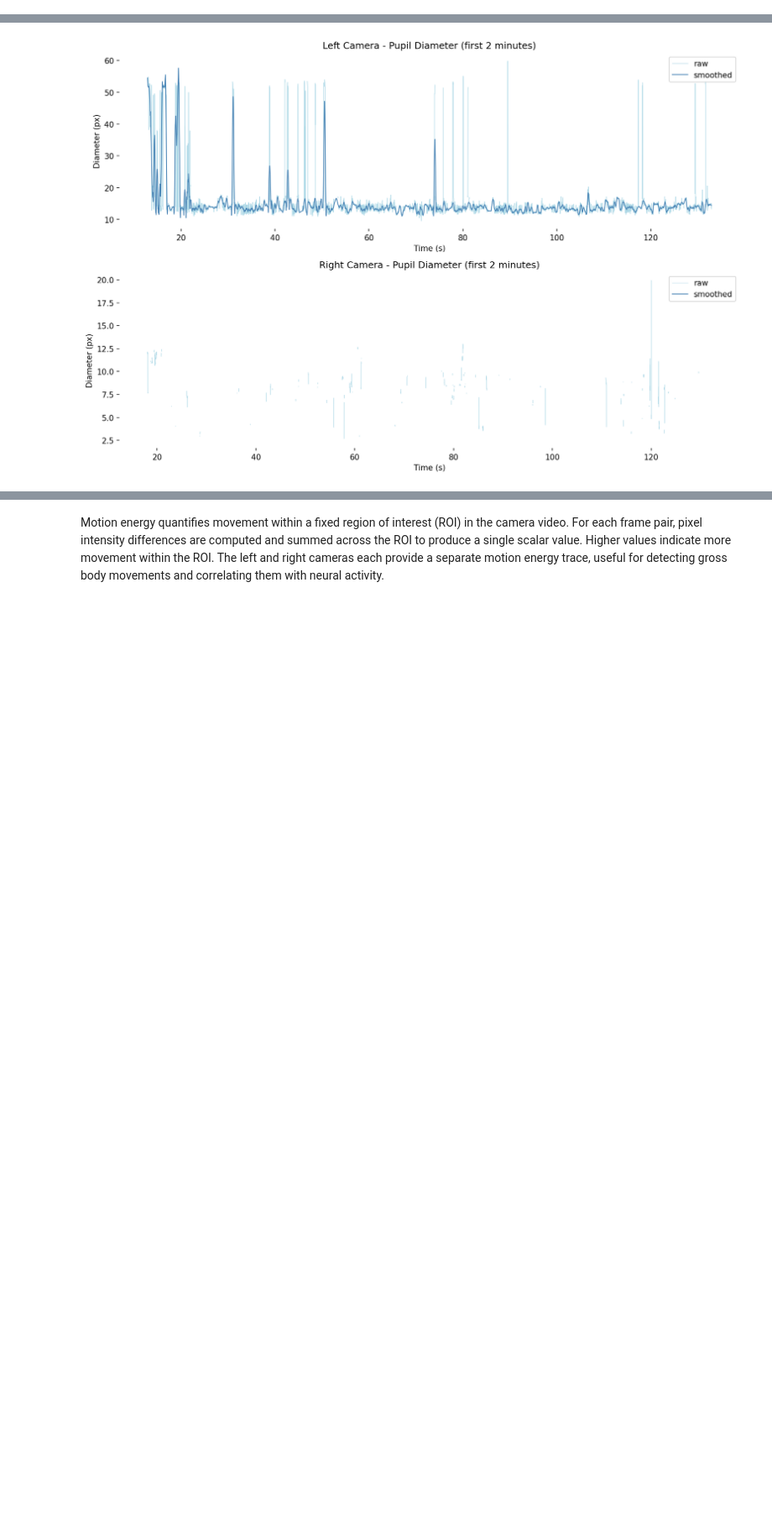
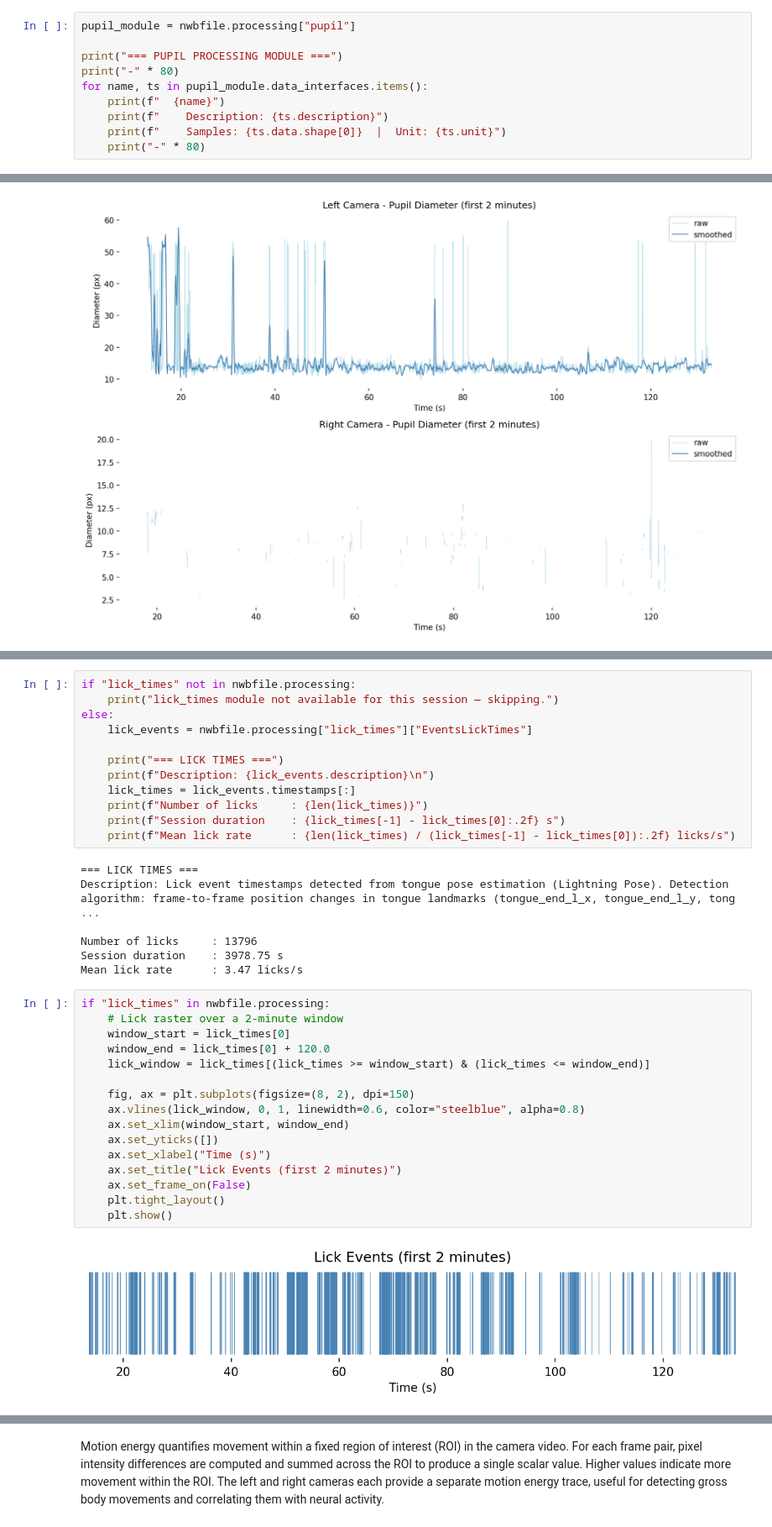
Before and after one commit to catalystneuro/IBL-mesoscope-to-nwb, a Jupyter notebook: src/ibl_mesoscope_to_nwb/mesoscope2025/tutorials/behavior.ipynb, the cells around one changed output, grey strips where cells are left out. Shown at 84% size. Drawn from its saved outputs; the diff is of its cells as text; blank space fills up the shorter version.

```diff
--- a/src/ibl_mesoscope_to_nwb/mesoscope2025/tutorials/behavior.ipynb
+++ b/src/ibl_mesoscope_to_nwb/mesoscope2025/tutorials/behavior.ipynb
@@ -210,0 +174,10 @@ for name, proc in nwbfile.processing["pupil"].items():
+# %%
+pupil_module = nwbfile.processing["pupil"]
+
+print("=== PUPIL PROCESSING MODULE ===")
+print("-" * 80)
+for name, ts in pupil_module.data_interfaces.items():
+    print(f"  {name}")
+    print(f"    Description: {ts.description}")
+    print(f"    Samples: {ts.data.shape[0]}  |  Unit: {ts.unit}")
+    print("-" * 80)
@@ -239,0 +239,37 @@ plt.show()
+# %%
+if "lick_times" not in nwbfile.processing:
+    print("lick_times module not available for this session — skipping.")
+else:
+    lick_events = nwbfile.processing["lick_times"]["EventsLickTimes"]
+
+    print("=== LICK TIMES ===")
+    print(f"Description: {lick_events.description}\n")
+    lick_times = lick_events.timestamps[:]
+    print(f"Number of licks     : {len(lick_times)}")
+    print(f"Session duration    : {lick_times[-1] - lick_times[0]:.2f} s")
+    print(f"Mean lick rate      : {len(lick_times) / (lick_times[-1] - lick_times[0]):.2f} licks/s")
+# %% [output]
+=== LICK TIMES ===
+Description: Lick event timestamps detected from tongue pose estimation (Lightning Pose). Detection algorithm: frame-to-frame position changes in tongue landmarks (tongue_end_l_x, tongue_end_l_y, tong ...
+
+Number of licks     : 13796
+Session duration    : 3978.75 s
+Mean lick rate      : 3.47 licks/s
+# %%
+if "lick_times" in nwbfile.processing:
+    # Lick raster over a 2-minute window
+    window_start = lick_times[0]
+    window_end = lick_times[0] + 120.0
+    lick_window = lick_times[(lick_times >= window_start) & (lick_times <= window_end)]
+
+    fig, ax = plt.subplots(figsize=(8, 2), dpi=150)
+    ax.vlines(lick_window, 0, 1, linewidth=0.6, color="steelblue", alpha=0.8)
+    ax.set_xlim(window_start, window_end)
+    ax.set_yticks([])
+    ax.set_xlabel("Time (s)")
+    ax.set_title("Lick Events (first 2 minutes)")
+    ax.set_frame_on(False)
+    plt.tight_layout()
+    plt.show()
+# %% [output]
+[figure, added]
```
Also changed, not shown: parts of 22 cells of this notebook.
